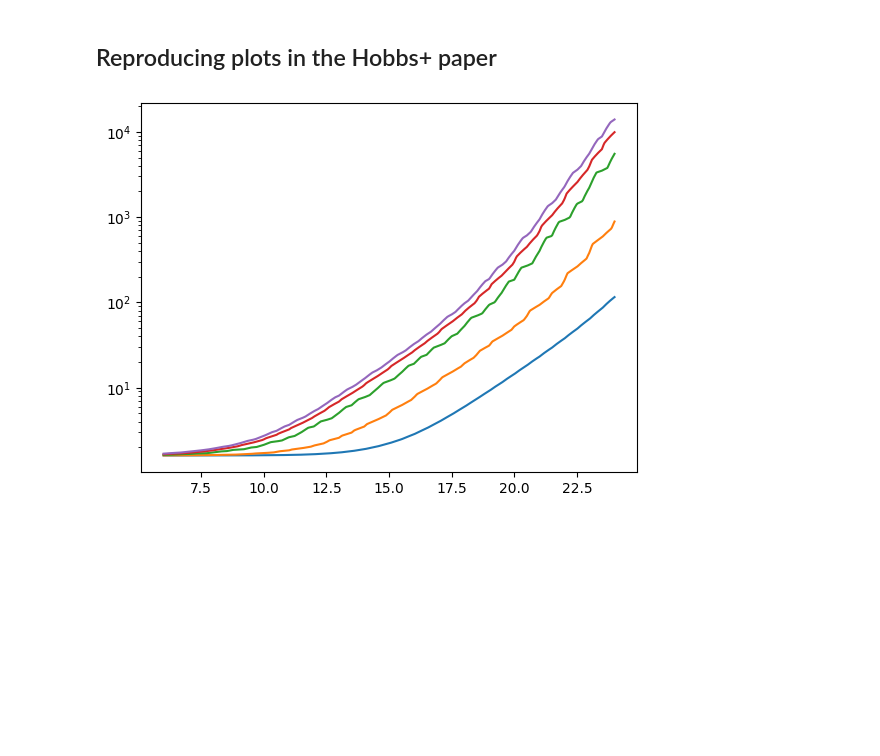
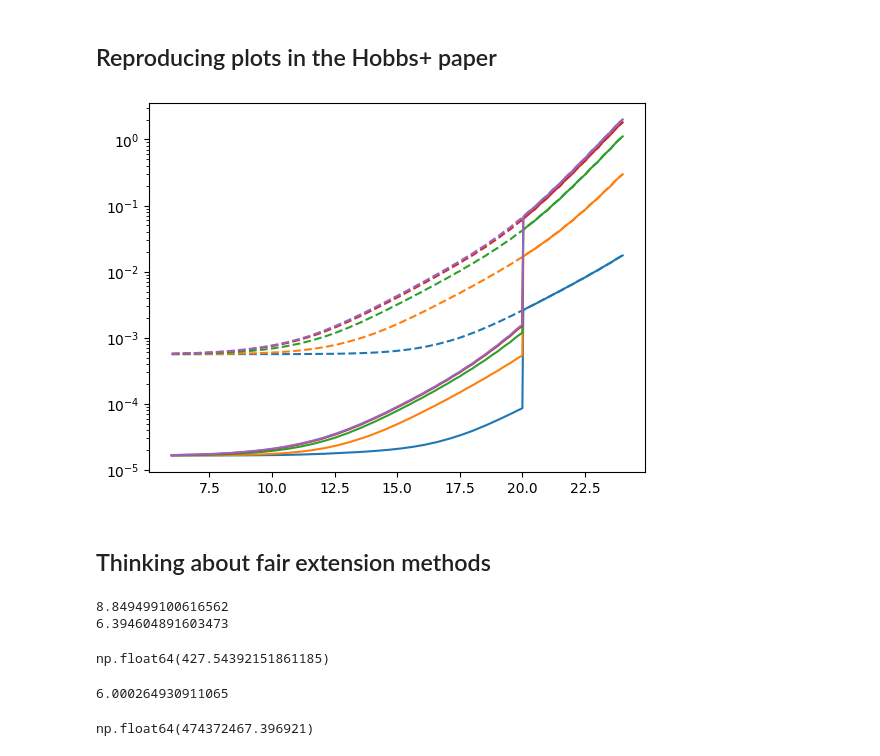
Before and after one commit to emilyhunt/gaianir-open-clusters, a Jupyter notebook: prototypes/astrometry/astrometry_models.ipynb, the cells around one changed output. Saved outputs shown, nothing was run; the diff lists cells and outputs as text; code cells hidden in the pictures; blank space fills up the shorter version.

Commit message:
Initial cluster simulator version. I think I'd like to refactor the astro model to be a function of N mag, though

```diff
--- a/prototypes/astrometry/astrometry_models.ipynb
+++ b/prototypes/astrometry/astrometry_models.ipynb
@@ -14,17 +18,53 @@ from gaianir_open_clusters.astrometry import AstrometryModel
 # %% [markdown]
 ## Reproducing plots in the Hobbs+ paper
 # %%
-gaia_nir_l = AstrometryModel(years=5, mission="GaiaNIR-M")
+gaia_dr5 = AstrometryModel(years=10, mission="Gaia")
+gaia_nir_l = AstrometryModel(years=10, mission="GaiaNIR-L")
+# %%
+def combined_astrometry(stars, model_1, model_2, separation=20, max_magnitude=None):
+    pmra_error_1, pmdec_error_1, _ = model_1.predict(stars)
+    pmra_error_2, pmdec_error_2, parallax_error = model_2.predict(stars)
+
+    separation = model_1.years / 2 + model_2.years / 2 + separation
+
+    pmra_error_combined = (pmra_error_1**-2 + pmra_error_2**-2) ** -0.5 / separation
+    pmdec_error_combined = (pmdec_error_1**-2 + pmdec_error_2**-2) ** -0.5 / separation
+
+    if max_magnitude is not None:
+        do_not_combine = stars['G'] > max_magnitude
+        pmra_error_combined[do_not_combine] = pmra_error_2[do_not_combine]
+        pmdec_error_combined[do_not_combine] = pmdec_error_2[do_not_combine]
+
+    return (
+        pmra_error_2,
+        pmdec_error_2,
+        parallax_error,
+        pmra_error_combined,
+        pmdec_error_combined,
+    )
 # %%
 fig, ax = plt.subplots()
 
-for teff in np.geomspace(2000, 20000, num=5):
+cmap = plt.get_cmap("tab10")
+
+for i, teff in enumerate(np.geomspace(2000, 50000, num=5)):
     stars = pd.DataFrame.from_dict(
         dict(teff=teff, label=0, G=np.linspace(6, 24, num=500))
     )
-    pmra_error, pmdec_error, parallax_error = gaia_nir_l.predict(stars)
+    (
+        pmra_error,
+        pmdec_error,
+        parallax_error,
+        pmra_error_combined,
+        pmdec_error_combined,
+    ) = combined_astrometry(stars, gaia_dr5, gaia_nir_l, max_magnitude=20)
+    # pmra_error, pmdec_error, parallax_error = gaia_nir_l.predict(stars)
 
-    ax.plot(stars["G"], pmra_error)
+    color = cmap(i)
+    ax.plot(stars["G"], pmra_error, '--', color=color)
+    ax.plot(stars["G"], pmra_error_combined, color=color)
     ax.set(yscale="log")
 # %% [output]
-[figure, old version]
+[figure, new version]
+# %% [markdown]
+## Thinking about fair extension methods
@@ -30,0 +95,10 @@ for teff in np.geomspace(2000, 20000, num=5):
+# %%
+temp = 3800
+distance = 13440
+
+d_factor = 5 * np.log10(distance) - 5
+print(g_int(3800) + d_factor)
+print(n_int(3800) + d_factor)
+# %% [output]
+8.849499100616562
+6.394604891603473
@@ -30,0 +110,17 @@ for teff in np.geomspace(2000, 20000, num=5):
+# %%
+mag_to_electrons(21.697257749094998)
+# %% [output]
+np.float64(427.54392151861185)
+# %%
+temp = 25600
+distance = 623.6
+
+d_factor = 5 * np.log10(distance) - 5
+print(g_int(temp) + d_factor)
+# print()
+# %% [output]
+6.000264930911065
+# %%
+mag_to_electrons(n_int(temp) + d_factor)
+# %% [output]
+np.float64(474372467.396921)
```
Also changed, not shown: parts of 5 cells of this notebook, 5 other files.
